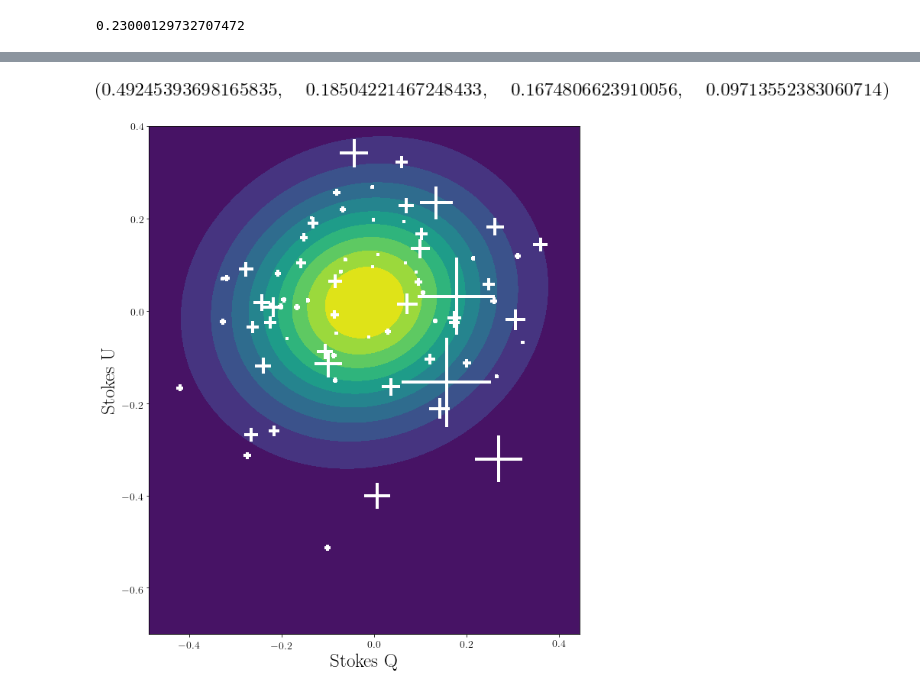
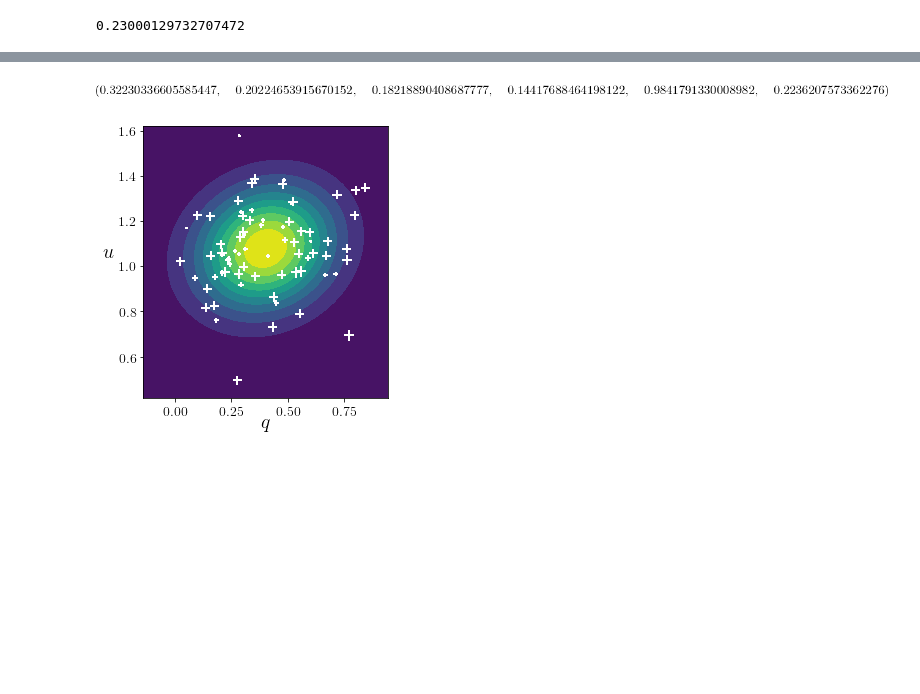
Before and after one commit to KeyanGootkin/P-Cygni-Spectropolarimetry, a Jupyter notebook: Intrinsic.ipynb, the cells around one changed output, grey strips where cells are left out. Drawn from its saved outputs; the diff is of its cells as text; code cells hidden in the pictures; blank space fills up the shorter version.

```diff
--- a/Intrinsic.ipynb
+++ b/Intrinsic.ipynb
@@ -8,13 +8,13 @@ from matplotlib import rcParams
 from astropy.stats import LombScargle
 paperdir = "C:/Users/Keyan/Desktop/Science/Data/P-Cygni/Figures/Paper_Figures"
 rcParams['text.usetex'] = True
-rcParams['figure.figsize'] = [10,10]
+rcParams['figure.figsize'] = [4,4]
 rcParams['lines.color'] = 'black'
 rcParams['font.size'] = 20
 rcParams['font.family'] = 'serif'
 rcParams['legend.fontsize'] = 14
-rcParams['xtick.labelsize']= 14
-rcParams['ytick.labelsize']= 14
+rcParams['xtick.labelsize']= 12
+rcParams['ytick.labelsize']= 12
 # %%
 intrinsic_dir = "C:/Users/Keyan/Desktop/Science/Data/P-Cygni/Data/intrinsic_pols/"
 files = glob(intrinsic_dir+"*")
@@ -90,19 +87,26 @@ ell = Ellipse(q=qs[np.where(us > -0.8)],u=us[np.where(us > -0.8)])
+# %%
+from Ellipticity import Ellipse
+bt = pd.read_csv("C:/Users/Keyan/Desktop/Science/Data/P-Cygni/Data/bigtable.txt")
+# %%
+ell = Ellipse(q=bt.ovq,u=bt.ovu)
 # %%
 kG,G = ell.KDE_Gaussian()
-fig,ax = plt.subplots(1,figsize=[9.2,10])
+fig,ax = plt.subplots(1,figsize=[4,4.65])
 plt.tight_layout(rect=(0,0.01,1,1))
 ax.set_facecolor("#471365")
 ax.set_aspect('equal')
 plt.contourf(ell.X,ell.Y,ell.G,levels=10,cmap=plt.cm.viridis)
-plt.errorbar(qs,us,yerr=es,xerr=es,linestyle='none',elinewidth=4, color='white')
-ax.set_ylim(-0.7,0.4)
-ax.set_ylabel("Stokes U",fontsize=25)
-ax.set_xlabel("Stokes Q",fontsize=25)
+plt.errorbar(bt.ovq,bt.ovu,yerr=bt.ove,xerr=bt.ove,linestyle='none',elinewidth=2, color='white')
+
+ax.set_ylabel("$u$",fontsize=20,usetex=True,rotation=0,labelpad=10)
+ax.set_xlabel("$q$",size=20,usetex=True,labelpad=-6)
+
+plt.tight_layout(pad=0)
 plt.savefig(paperdir+"/gauss.png",overwrite=True,dpi=300)
-ell.sig,ell.stdq,ell.stdu,ell.r
+ell.sig,ell.stdq,ell.stdu,ell.r,ell.L,ell.p
 # %% [output]
-[figure, old version]
+[figure, new version]
-[figure, old version]
+[figure, new version]
 # %%
 interp_Q = []
 interp_U = []
```
Also changed, not shown: parts of 9 cells of this notebook, 4 other files.
